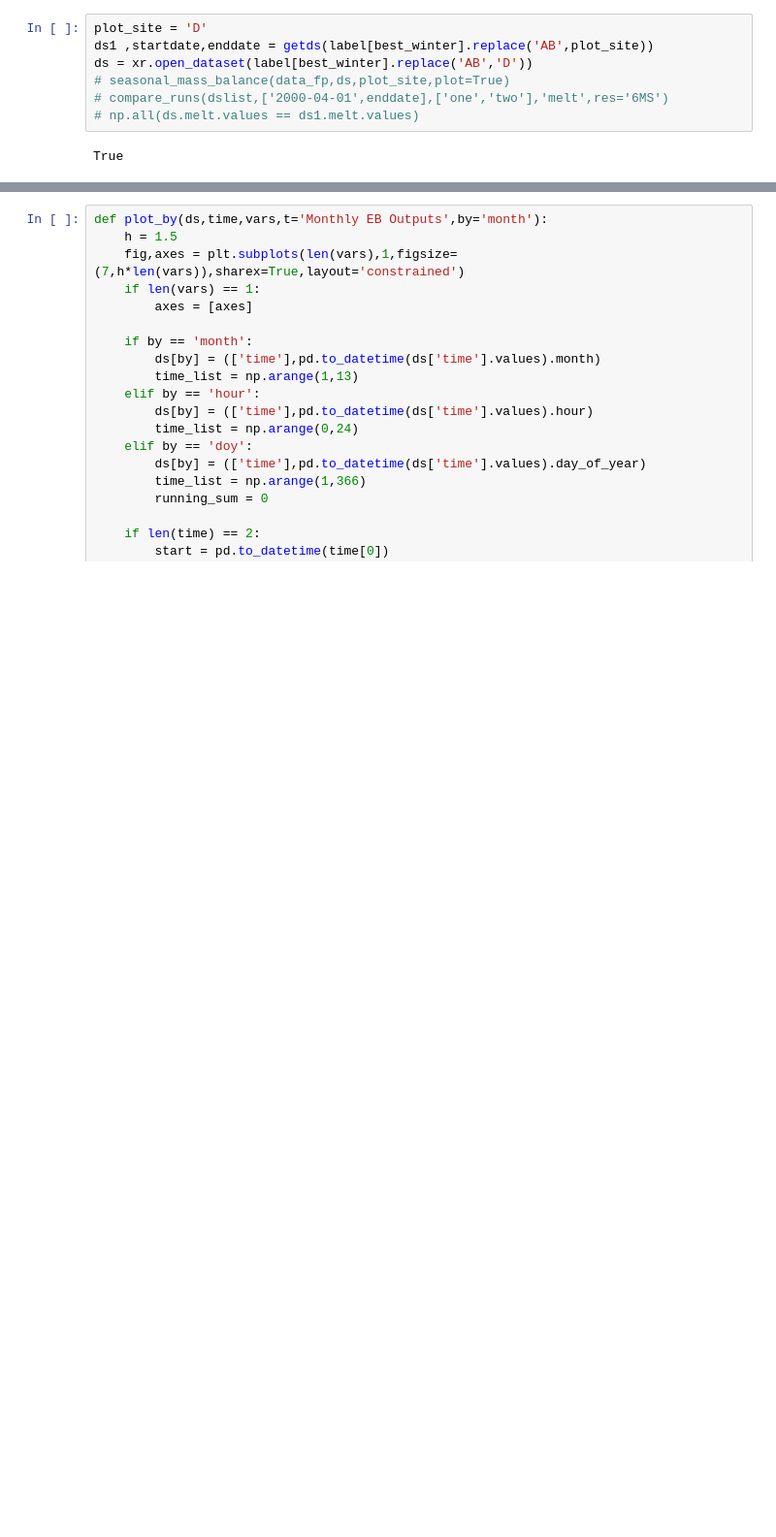
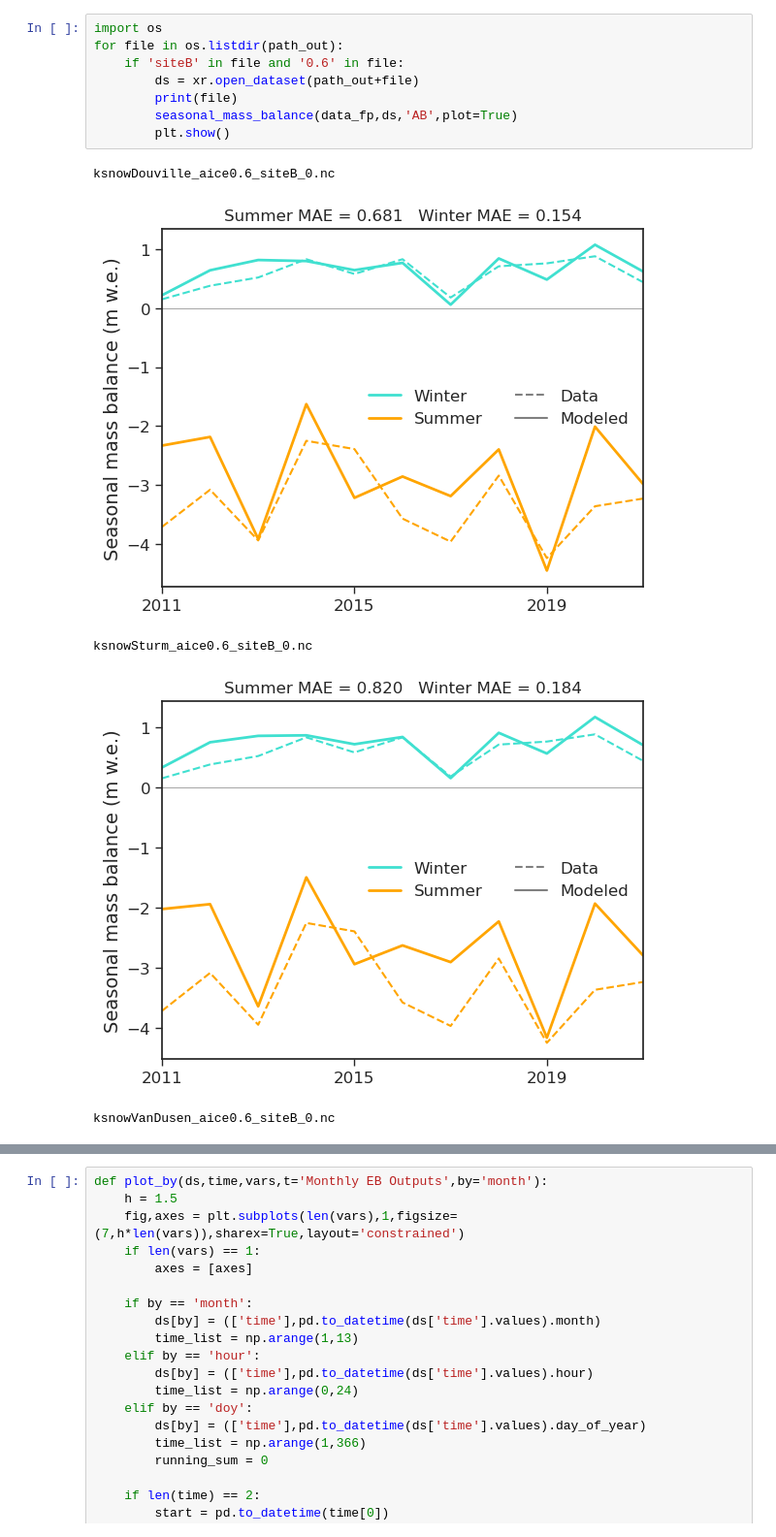
Before and after one commit to clairevwilson/PyGEM-EB, a Jupyter notebook: calibration_plotting.ipynb, the cells around one changed output, grey strips where cells are left out. Shown at 97% size. Cells and saved outputs as stored; diff of their text form; blank space fills up the shorter version.

```diff
--- a/calibration_plotting.ipynb
+++ b/calibration_plotting.ipynb
@@ -135,12 +201,17 @@ def grid_plot(params_dict,result_summer,result_winter):
 
     cbar = fig.colorbar(mpl.cm.ScalarMappable(norm=norm_winter, cmap=cmap),ax=axes[1,:], orientation='vertical')
     cbar.set_label('MAE')
-# %%
-plot_site = 'D'
-ds1 ,startdate,enddate = getds(label[best_winter].replace('AB',plot_site))
-ds = xr.open_dataset(label[best_winter].replace('AB','D'))
-# seasonal_mass_balance(data_fp,ds,plot_site,plot=True)
-# compare_runs(dslist,['2000-04-01',enddate],['one','two'],'melt',res='6MS')
-# np.all(ds.melt.values == ds1.melt.values)
-# %% [output]
-True
+# %%
+import os
+for file in os.listdir(path_out):
+    if 'siteB' in file and '0.6' in file:
+        ds = xr.open_dataset(path_out+file)
+        print(file)
+        seasonal_mass_balance(data_fp,ds,'AB',plot=True)
+        plt.show()
+# %% [output]
+ksnowDouville_aice0.6_siteB_0.nc
+[figure, added]
+ksnowSturm_aice0.6_siteB_0.nc
+[figure, added]
+ksnowVanDusen_aice0.6_siteB_0.nc
```
Also changed, not shown: parts of 9 cells of this notebook, 7 other files.
